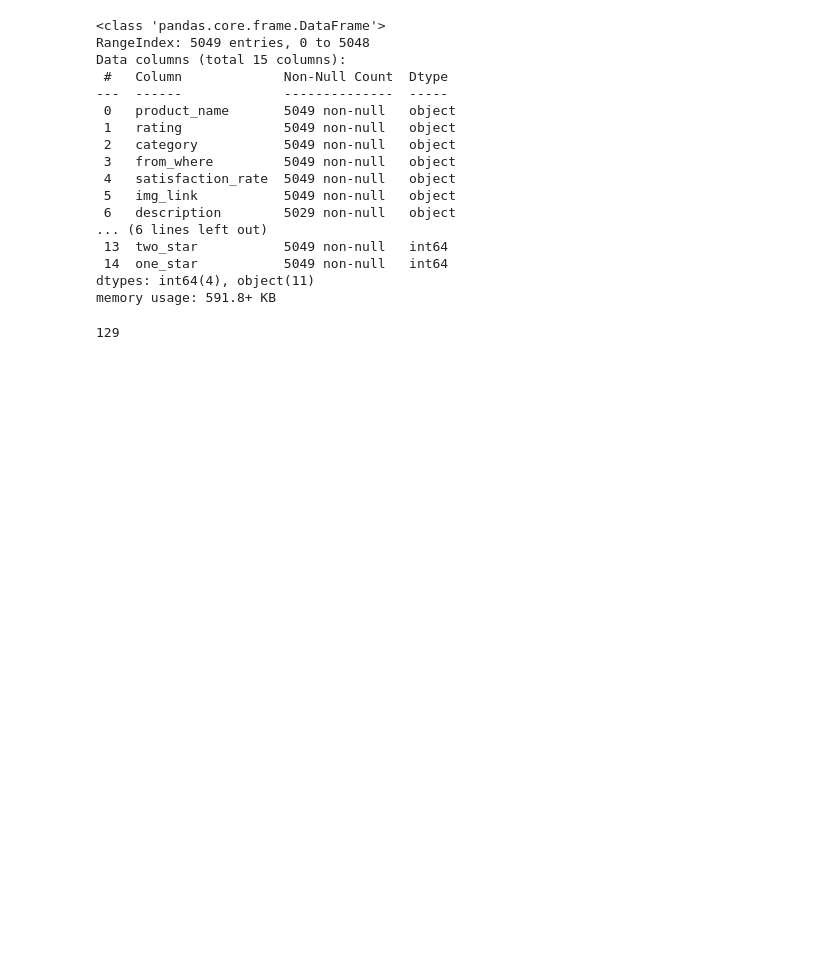
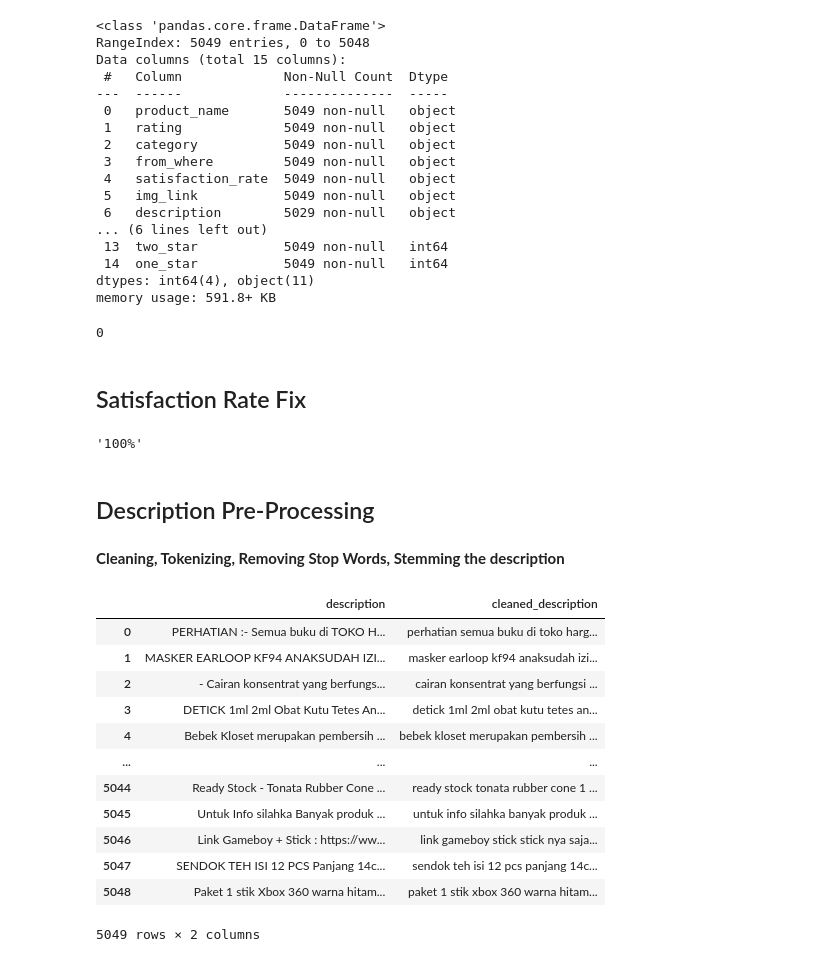
Before and after one commit to jxnhiro/tokopedia-crawler-scraper, a Jupyter notebook: tokopedia-recommender.ipynb, the cells around one changed output. Cells and saved outputs as stored; diff of their text form; code cells hidden in the pictures; blank space fills up the shorter version.

```diff
--- a/tokopedia-recommender.ipynb
+++ b/tokopedia-recommender.ipynb
@@ -57,6 +68,41 @@ Data columns (total 15 columns):
 dtypes: int64(4), object(11)
 memory usage: 591.8+ KB
 # %%
+df_tokopedia.drop_duplicates(subset=['product_name'], inplace=True)
 df_tokopedia.duplicated(subset=['product_name']).sum()
 # %% [output]
-129
+0
+# %% [markdown]
+<h2>Satisfaction Rate Fix</h2>
+# %%
+df_tokopedia.loc[df_tokopedia['satisfaction_rate'] == '100', 'satisfaction_rate'] = '100%'
+# display(df_tokopedia.iloc[[5045]]['satisfaction_rate'][5045])
+# %% [output]
+'100%'
+# %% [markdown]
+<h2>Description Pre-Processing</h2>
+# %% [markdown]
+<b>Cleaning, Tokenizing, Removing Stop Words, Stemming the description</b>
+# %%
+df_tokopedia['cleaned_description'] = [str(x).lower() for x in df_tokopedia['description']]
+# %%
+df_tokopedia['cleaned_description'] = [re.sub(r"www.\S+", " ", str(x)) for x in df_tokopedia['cleaned_description']]
+df_tokopedia['cleaned_description'] = [re.sub(r"http\S+", " ", str(x)) for x in df_tokopedia['cleaned_description']]
+df_tokopedia['cleaned_description'] = [re.sub("[^a-zA-Z0-9]", " ", str(x)) for x in df_tokopedia['cleaned_description']]
+df_tokopedia['cleaned_description'] = [re.sub("\s\s+", " ", str(x)) for x in df_tokopedia['cleaned_description']]
+
+df_tokopedia[['description','cleaned_description']]
+# %% [output]
+|  | description | cleaned_description |
+| 0 | PERHATIAN :- Semua buku di TOKO H... | perhatian semua buku di toko harg... |
+| 1 | MASKER EARLOOP KF94 ANAKSUDAH IZI... | masker earloop kf94 anaksudah izi... |
+| 2 | - Cairan konsentrat yang berfungs... | cairan konsentrat yang berfungsi ... |
+| 3 | DETICK 1ml 2ml Obat Kutu Tetes An... | detick 1ml 2ml obat kutu tetes an... |
+| 4 | Bebek Kloset merupakan pembersih ... | bebek kloset merupakan pembersih ... |
+| ... | ... | ... |
+| 5044 | Ready Stock - Tonata Rubber Cone ... | ready stock tonata rubber cone 1 ... |
+| 5045 | Untuk Info silahka Banyak produk ... | untuk info silahka banyak produk ... |
+| 5046 | Link Gameboy + Stick : https://ww... | link gameboy stick stick nya saja... |
+| 5047 | SENDOK TEH ISI 12 PCS Panjang 14c... | sendok teh isi 12 pcs panjang 14c... |
+| 5048 | Paket 1 stik Xbox 360 warna hitam... | paket 1 stik xbox 360 warna hitam... |
+5049 rows × 2 columns
```
Also changed, not shown: parts of 30 cells of this notebook.
